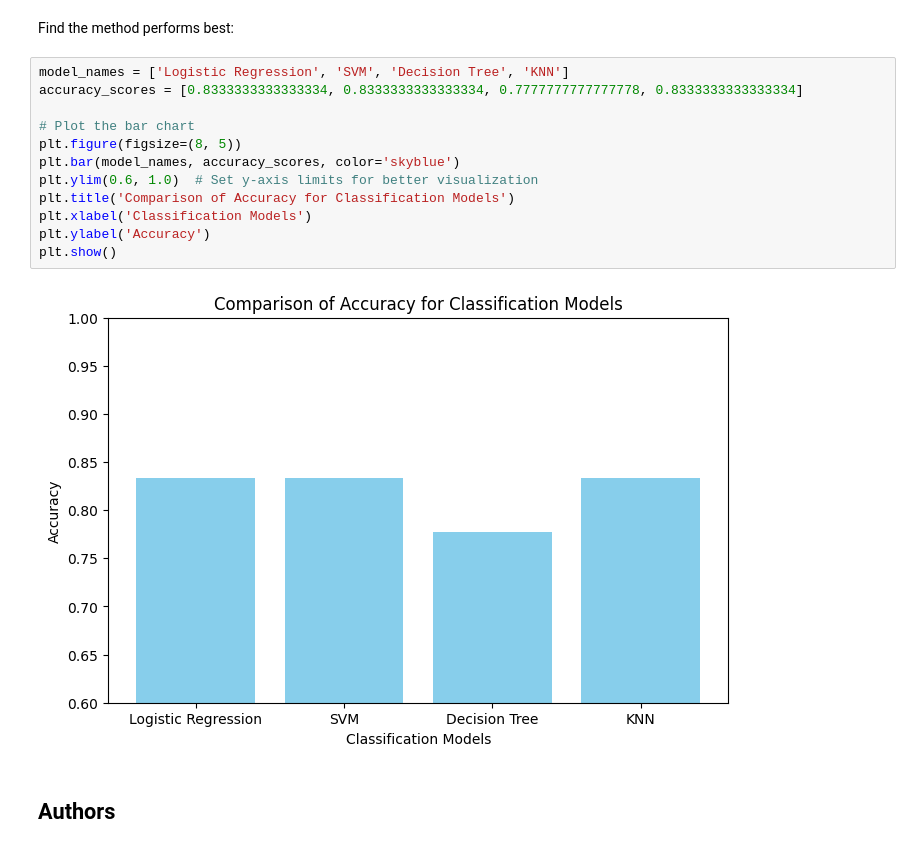
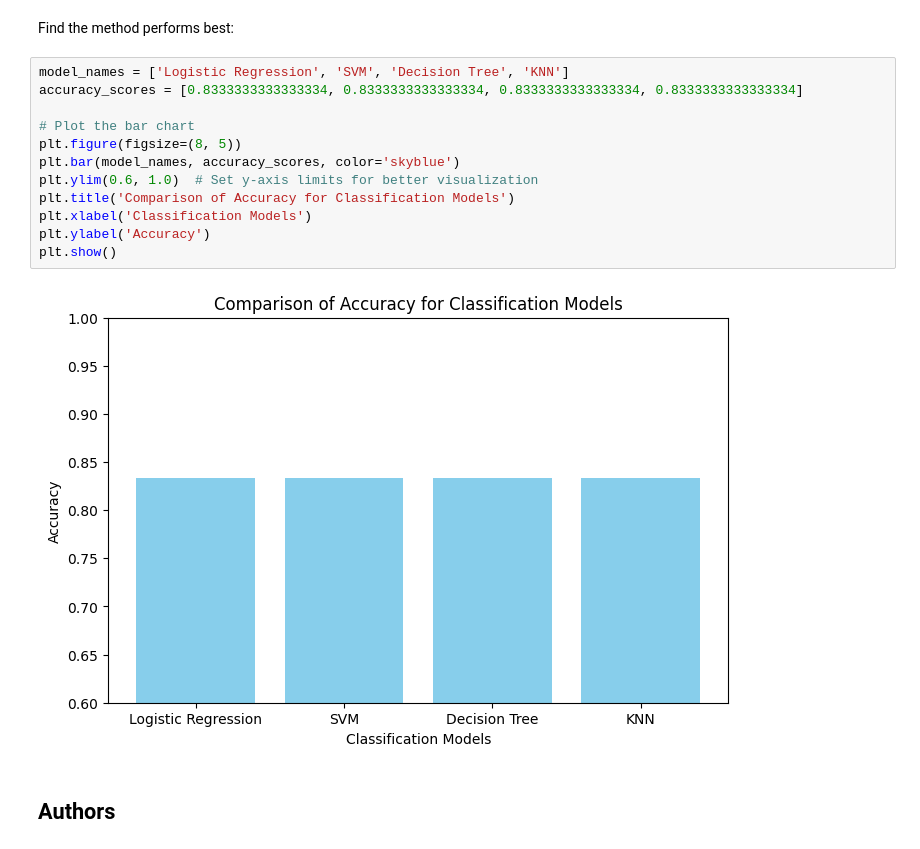
Before and after one commit to MoSkarrar/SpaceX-Falcon-9-landing-prediction-project, a Jupyter notebook: SpaceX_Machine Learning Prediction_Part_5 (1).ipynb, the cells around one changed output. Saved outputs shown, nothing was run; the diff lists cells and outputs as text.

```diff
--- a/SpaceX_Machine Learning Prediction_Part_5 (1).ipynb
+++ b/SpaceX_Machine Learning Prediction_Part_5 (1).ipynb
@@ -431,18 +431,18 @@ plot_confusion_matrix(Y_test,yhat)
 Find the method performs best:
 # %%
 model_names = ['Logistic Regression', 'SVM', 'Decision Tree', 'KNN']
-accuracy_scores = [0.8333333333333334, 0.8333333333333334, 0.7777777777777778, 0.8333333333333334]
+accuracy_scores = [0.8333333333333334, 0.8333333333333334, 0.8333333333333334, 0.8333333333333334]
 
 # Plot the bar chart
 plt.figure(figsize=(8, 5))
 plt.bar(model_names, accuracy_scores, color='skyblue')
 plt.ylim(0.6, 1.0)  # Set y-axis limits for better visualization
 plt.title('Comparison of Accuracy for Classification Models')
 plt.xlabel('Classification Models')
 plt.ylabel('Accuracy')
 plt.show()
 # %% [output]
-[figure, old version]
+[figure, new version]
 # %% [markdown]
 ## Authors
 # %% [markdown]
```
